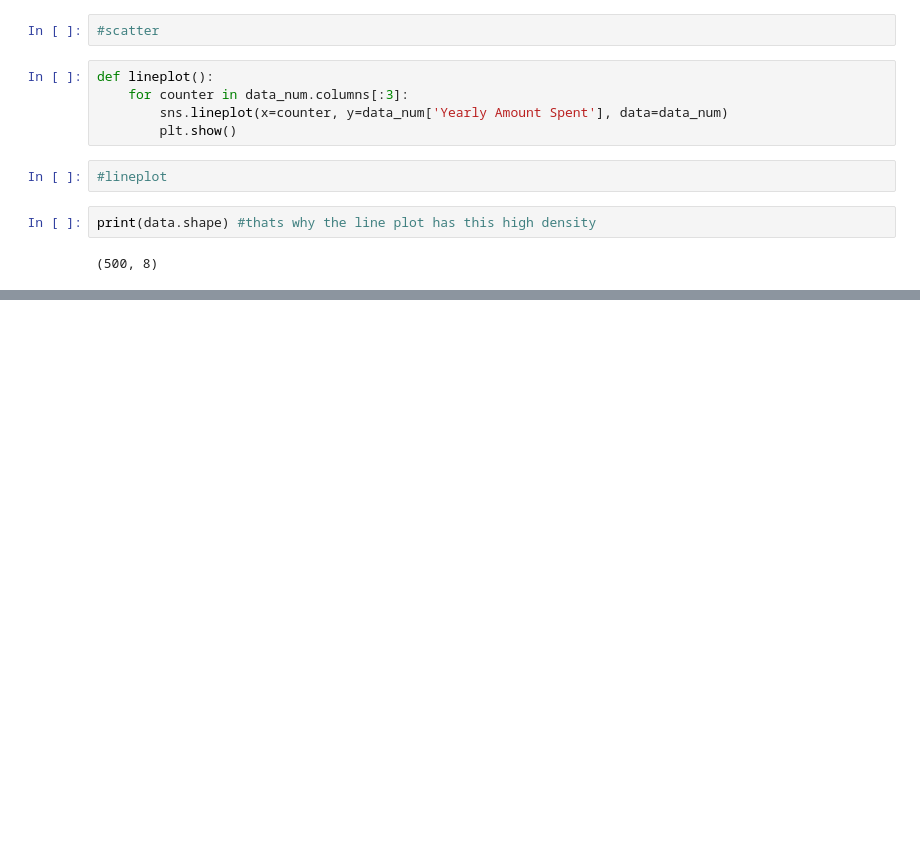
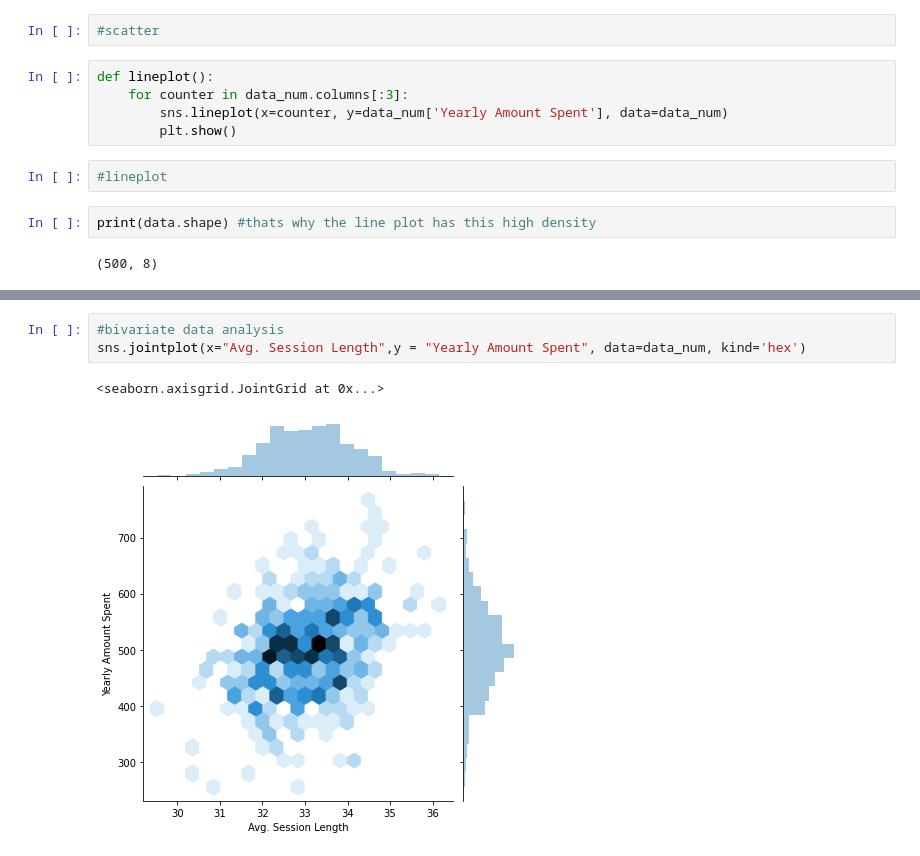
Before and after one commit to JustinSms/Ecommerce_clustering, a Jupyter notebook: visualisation.ipynb, the cells around one changed output, grey strips where cells are left out. Cells and saved outputs as stored; diff of their text form; blank space fills up the shorter version.

```diff
--- a/visualisation.ipynb
+++ b/visualisation.ipynb
@@ -30,0 +39,6 @@ print(data.shape) #thats why the line plot has this high density
+# %%
+#bivariate data analysis
+sns.jointplot(x="Avg. Session Length",y = "Yearly Amount Spent", data=data_num, kind='hex')
+# %% [output]
+<seaborn.axisgrid.JointGrid at 0x...>
+[figure, added]
```
Also changed, not shown: parts of 3 cells of this notebook.
